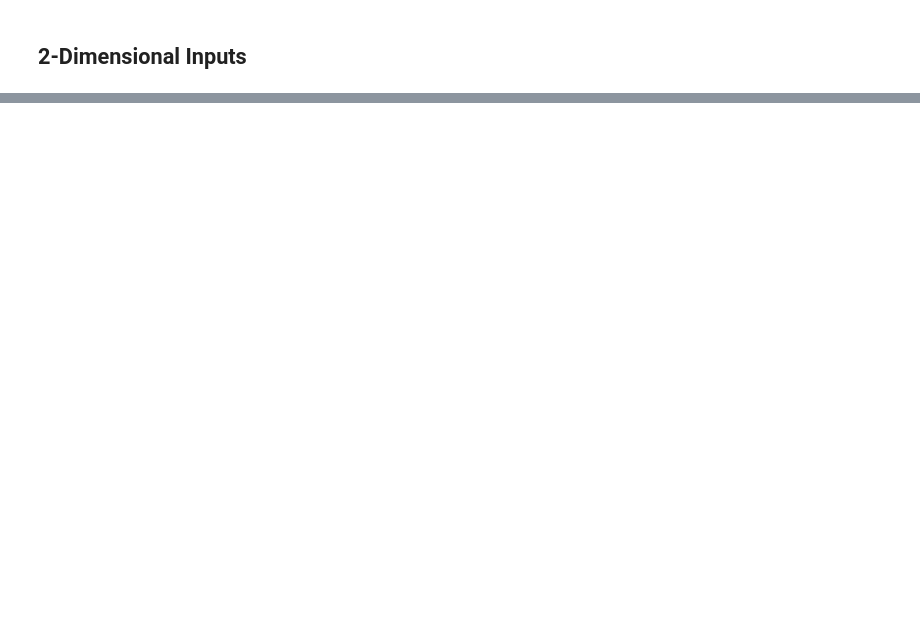
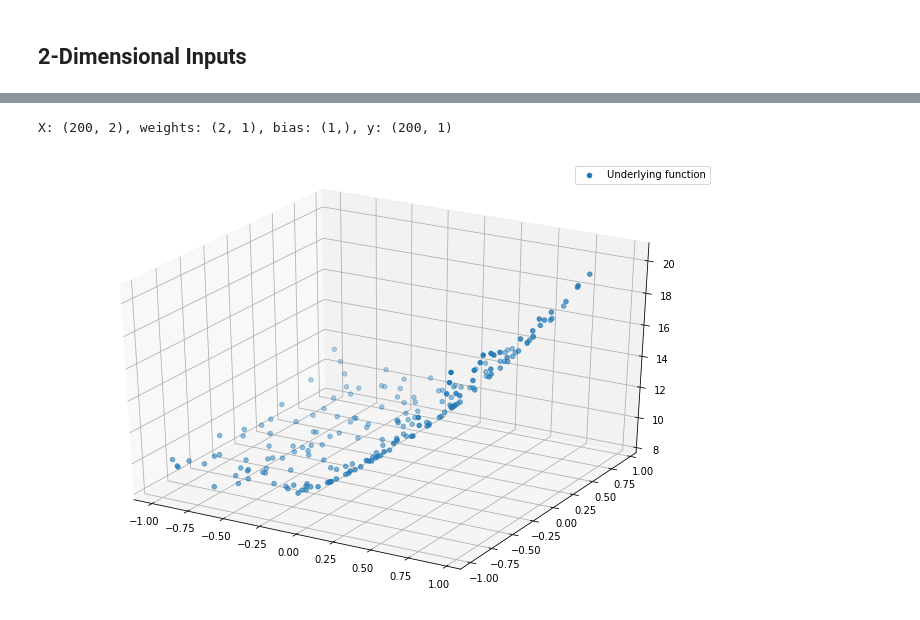
Before and after one commit to IndraP24/Full-Stack-Deep-Learning-Spring21, a Jupyter notebook: Deep Learning Fundamentals/Part 1 Basics | Coding a Neural Network.ipynb, the cells around one changed output, grey strips where cells are left out. Drawn from its saved outputs; the diff is of its cells as text; code cells hidden in the pictures; blank space fills up the shorter version.

```diff
--- a/Deep Learning Fundamentals/Part 1 Basics | Coding a Neural Network.ipynb
+++ b/Deep Learning Fundamentals/Part 1 Basics | Coding a Neural Network.ipynb
@@ -338,0 +401,17 @@ def plot_3d(X, y, y_pred=None):
+# %%
+# Make a non-linear data
+
+n = 200
+d = 2
+X = np.random.uniform(-1, 1, (n, d))
+
+weights_true = np.array([[5, 1],]).T
+bias_true = np.array([10])
+
+y_true = (X ** 2) @ weights_true + X @ weights_true + bias_true
+print(f'X: {X.shape}, weights: {weights_true.shape}, bias: {bias_true.shape}, y: {y_true.shape}')
+
+plot_3d(X, y_true)
+# %% [output]
+X: (200, 2), weights: (2, 1), bias: (1,), y: (200, 1)
+[figure, added]
```
Also changed, not shown: parts of 19 cells of this notebook.
